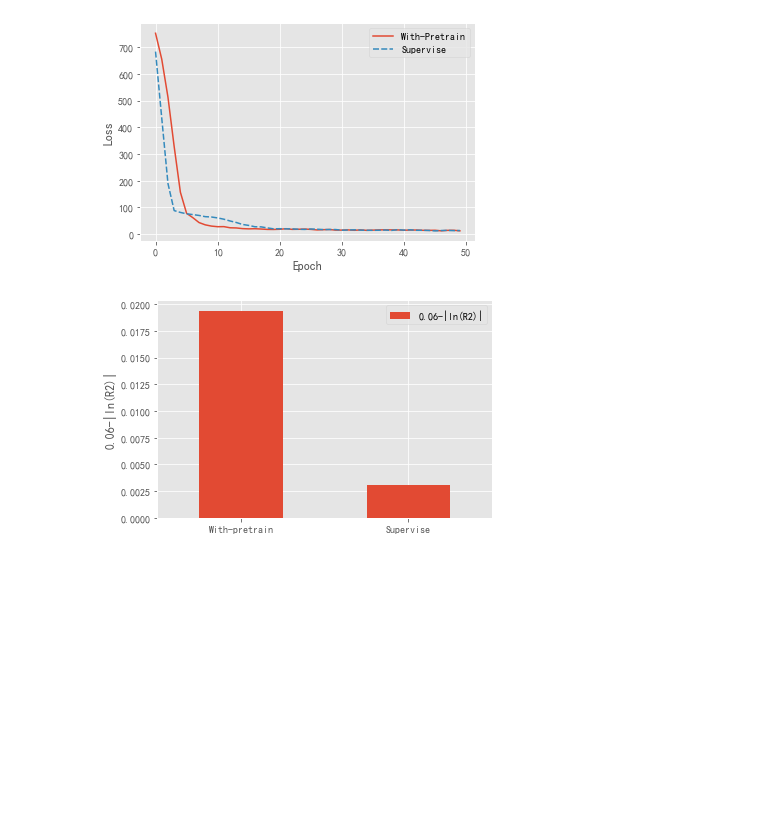
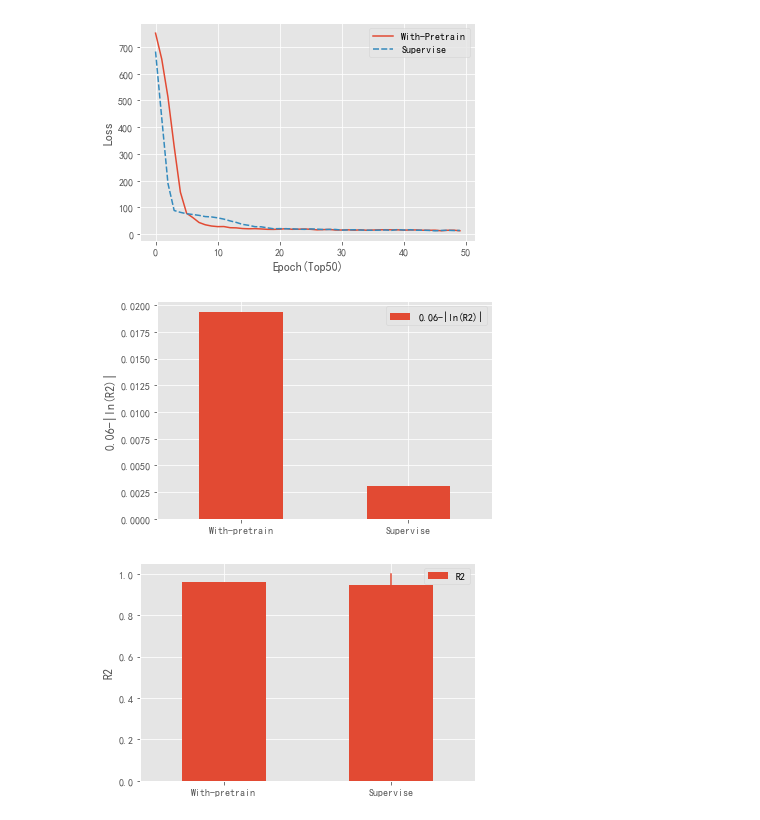
Before and after one commit to longggggddd/Statistical-Modeling-Contest, a Jupyter notebook: temp_ipython.ipynb, the cells around one changed output. Cells and saved outputs as stored; diff of their text form; code cells hidden in the pictures; blank space fills up the shorter version.

```diff
--- a/temp_ipython.ipynb
+++ b/temp_ipython.ipynb
@@ -88,32 +44,49 @@ R2: 0.9601979085534467
 # %%
-name = ['With-pretrain', 'Supervise']
-value = 0.06-np.abs(np.log([c, a]))
+
 
 plot_data = pd.DataFrame(data={
     # "x": x,
     "With-Pretrain": d[:50],
     "Supervise": b[:50]
 })
 
 plt.style.use('ggplot')
 plt.figure()
 sns.lineplot(data=plot_data)
 plt.legend()
-plt.xlabel('Epoch')
+plt.xlabel('Epoch(Top50)')
 plt.ylabel('Loss')
 plt.savefig('picture/pre-train-and-supervise-loss.png')
 plt.show()
+
+
+name = ['With-pretrain', 'Supervise']
+value = 0.06-np.abs(np.log([c, a]))
+value2=[c, a]
 
 plot_data = pd.DataFrame(data={
     '': name,
     '0.06-|ln(R2)|': value
 })
 plot_data = plot_data.set_index(keys='', drop=True)
 plot_data.plot(kind='bar')
 plt.xticks(rotation=0)
 plt.ylabel('0.06-|ln(R2)|')
 plt.savefig('picture/pre-train-and-supervise-r2.png')
 plt.show()
+
+plot_data = pd.DataFrame(data={
+    '': name,
+    'R2': value2
+})
+plot_data = plot_data.set_index(keys='', drop=True)
+plot_data.plot(kind='bar')
+plt.plot([1,1],[0,1])
+plt.xticks(rotation=0)
+plt.ylabel('R2')
+# plt.savefig('picture/pre-train-and-supervise-r2.png')
+plt.show()
 # %% [output]
-[figure, old version]
+[figure, new version]
 [figure]
+[figure, added]
```
Also changed, not shown: parts of 3 cells of this notebook, 14 other files.
